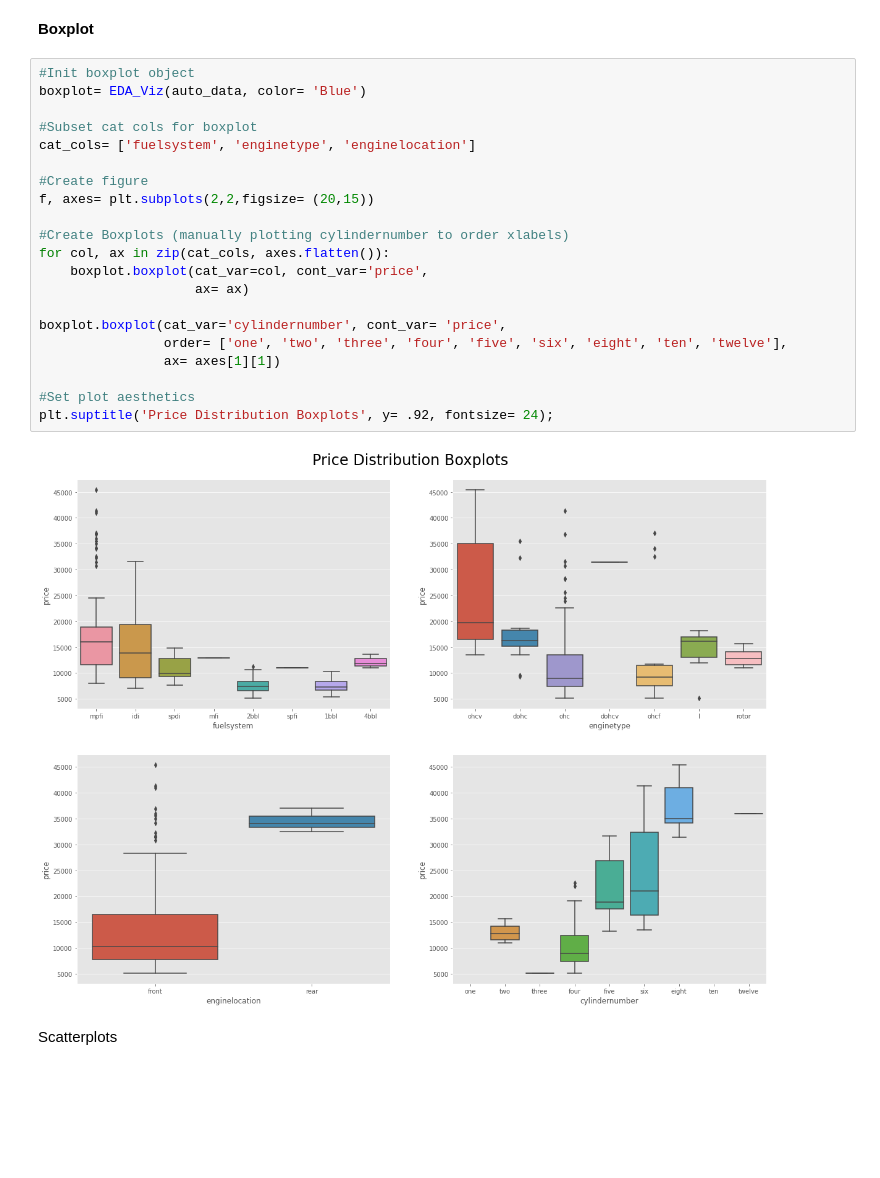
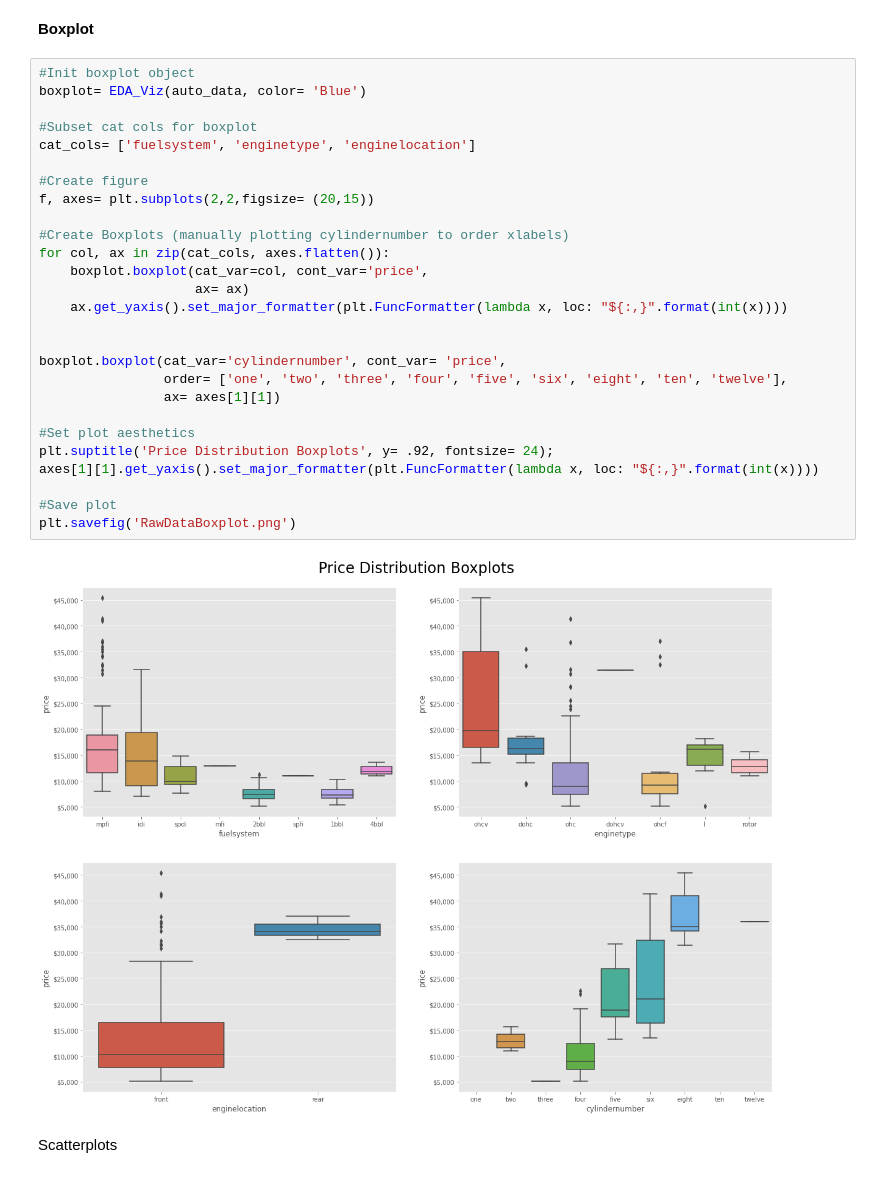
Before and after one commit to KishenSharma6/CarPricesPrediction, a Jupyter notebook: Notebooks/Exploratory/20201006_ExploratoryDataAnalysis.ipynb, the cells around one changed output. Saved outputs shown, nothing was run; the diff lists cells and outputs as text; blank space fills up the shorter version.

```diff
--- a/Notebooks/Exploratory/20201006_ExploratoryDataAnalysis.ipynb
+++ b/Notebooks/Exploratory/20201006_ExploratoryDataAnalysis.ipynb
@@ -166,26 +176,32 @@ set_aesthetics(title= 'Vehicle Price Distribution', xlabel= 'Price($)',
 # %%
 #Init boxplot object
 boxplot= EDA_Viz(auto_data, color= 'Blue')
 
 #Subset cat cols for boxplot
 cat_cols= ['fuelsystem', 'enginetype', 'enginelocation']
 
 #Create figure
 f, axes= plt.subplots(2,2,figsize= (20,15))
 
 #Create Boxplots (manually plotting cylindernumber to order xlabels)
 for col, ax in zip(cat_cols, axes.flatten()):
     boxplot.boxplot(cat_var=col, cont_var='price',
                     ax= ax)
+    ax.get_yaxis().set_major_formatter(plt.FuncFormatter(lambda x, loc: "${:,}".format(int(x))))
+
 
 boxplot.boxplot(cat_var='cylindernumber', cont_var= 'price',
                 order= ['one', 'two', 'three', 'four', 'five', 'six', 'eight', 'ten', 'twelve'],
                 ax= axes[1][1])
 
 #Set plot aesthetics
 plt.suptitle('Price Distribution Boxplots', y= .92, fontsize= 24);
+axes[1][1].get_yaxis().set_major_formatter(plt.FuncFormatter(lambda x, loc: "${:,}".format(int(x))))
+
+#Save plot
+plt.savefig('RawDataBoxplot.png')
 # %% [output]
-[figure, old version]
+[figure, new version]
 # %% [markdown]
 Scatterplots
 # %%
```
Also changed, not shown: parts of 5 cells of this notebook.
